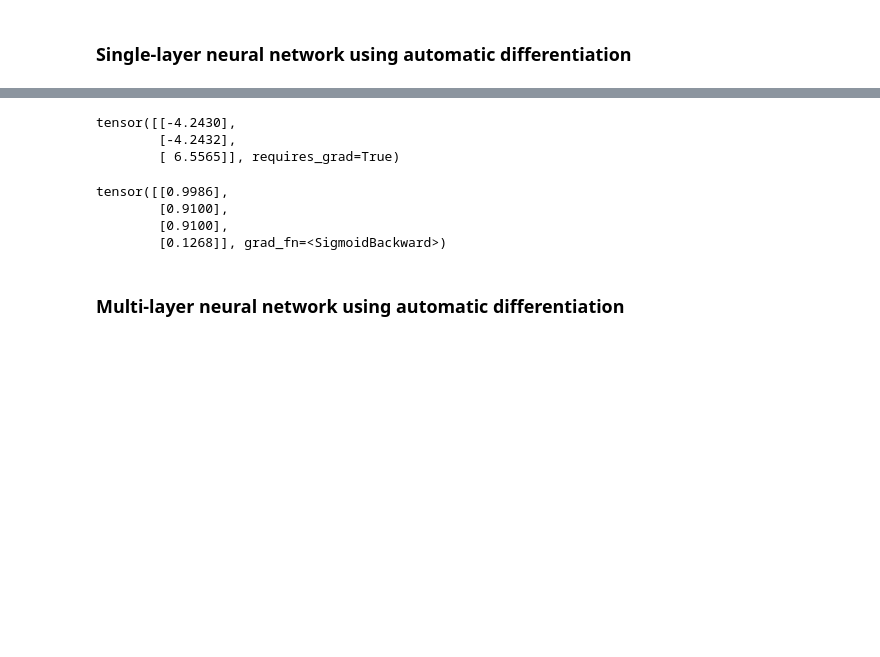
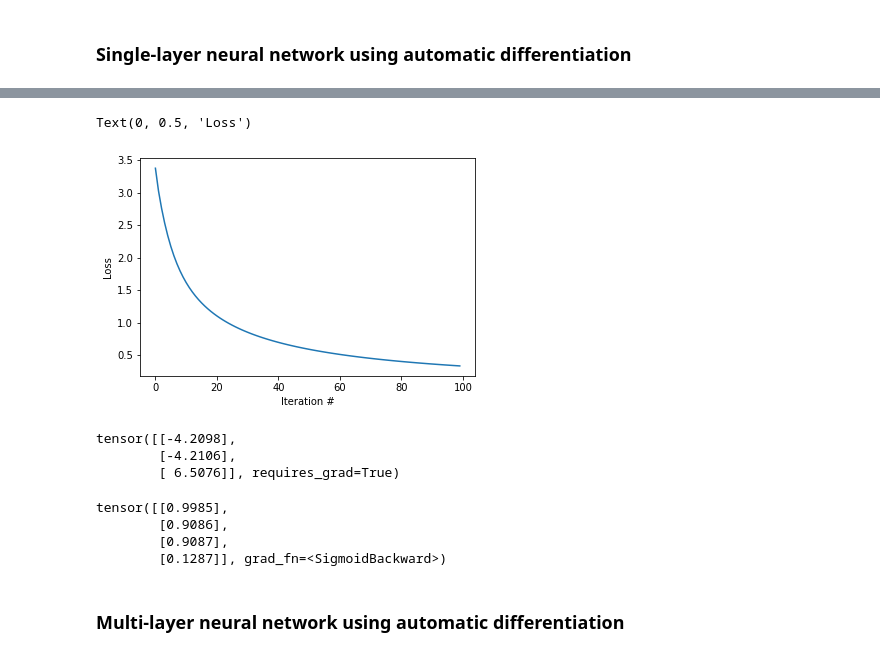
Before and after one commit to chokkan/deeplearning, a Jupyter notebook: notebook/binary.ipynb, the cells around one changed output, grey strips where cells are left out. Drawn from its saved outputs; the diff is of its cells as text; code cells hidden in the pictures; blank space fills up the shorter version.

```diff
--- a/notebook/binary.ipynb
+++ b/notebook/binary.ipynb
@@ -337,13 +340,13 @@ tf.Tensor([-0.37754062 -0.37754062 -0.37754062], shape=(3,), dtype=float32)
 See: https://github.com/google/jax
 # %%
 import jax
-import jax.numpy as np
+import jax.numpy as jnp
 
 def loss(w, x):
-    return -np.log(1.0 / (1 + np.exp(-np.dot(x, w))))
+    return -jnp.log(1.0 / (1 + jnp.exp(-jnp.dot(x, w))))
 
-x = np.array([1, 1, 1])
-w = np.array([1.0, 1.0, -1.5])
+x = jnp.array([1, 1, 1])
+w = jnp.array([1.0, 1.0, -1.5])
 
 grad_loss = jax.jit(jax.grad(loss))
 print(loss(w, x))
@@ -365,6 +368,8 @@ x = torch.tensor([[0, 0, 1], [0, 1, 1], [1, 0, 1], [1, 1, 1]], dtype=dtype)
 y = torch.tensor([[1], [1], [1], [0]], dtype=dtype)
 w = torch.randn(3, 1, dtype=dtype, requires_grad=True)
 
+loss_history = []               # Used for plotting loss values.
+
 eta = 0.5
 for t in range(100):
     # y_pred = \sigma(x \cdot w)
@@ -373,6 +378,7 @@ for t in range(100):
     loss = -ll.log().sum()      # The loss value.
     loss.backward()             # Compute the gradients of the loss.
 
+    loss_history.append(loss.item())    # Record the loss value.
     print(f'#{t}: w={w.t().data[0].numpy()}, loss={loss.item()}')
 
     with torch.no_grad():
@@ -399,16 +405,25 @@ for t in range(100):
+# %%
+import matplotlib.pyplot as plt
+
+plt.plot(loss_history)
+plt.xlabel('Iteration #')
+plt.ylabel('Loss')
+# %% [output]
+Text(0, 0.5, 'Loss')
+[figure, added]
 # %%
 w
 # %% [output]
-tensor([[-4.2430],
-        [-4.2432],
-        [ 6.5565]], requires_grad=True)
+tensor([[-4.2098],
+        [-4.2106],
+        [ 6.5076]], requires_grad=True)
 # %%
 x.mm(w).sigmoid()
 # %% [output]
-tensor([[0.9986],
-        [0.9100],
-        [0.9100],
-        [0.1268]], grad_fn=<SigmoidBackward>)
+tensor([[0.9985],
+        [0.9086],
+        [0.9087],
+        [0.1287]], grad_fn=<SigmoidBackward>)
 # %% [markdown]
 ### Multi-layer neural network using automatic differentiation
 # %%
```
Also changed, not shown: parts of 31 cells of this notebook.
